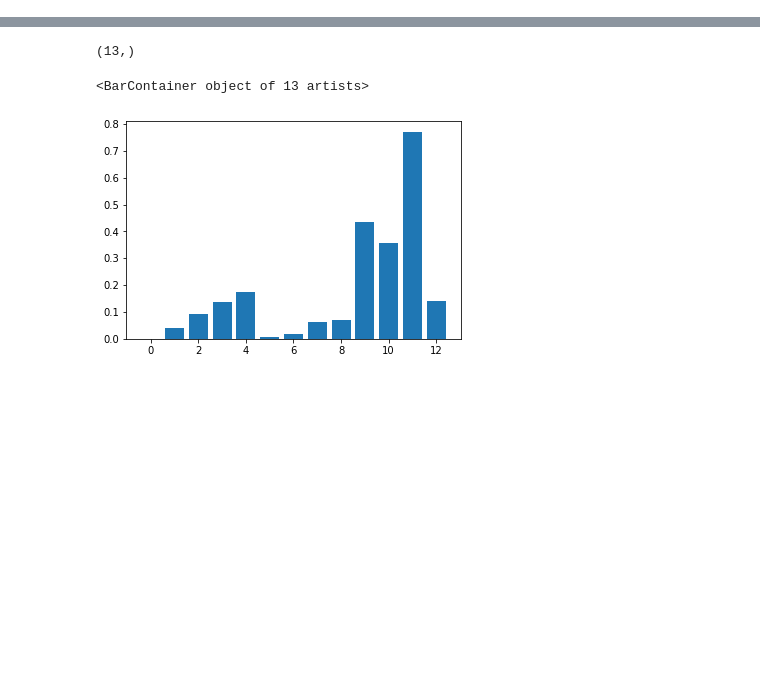
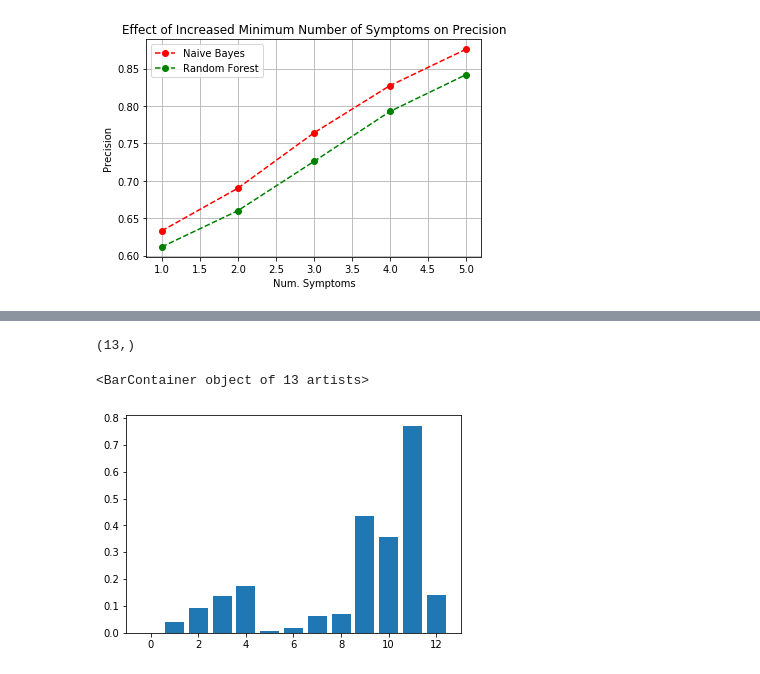
Before and after one commit to teliov/thesis-notebooks, a Jupyter notebook: 07_27_report_plots/compare_baseline.ipynb, the cells around one changed output, grey strips where cells are left out. Saved outputs shown, nothing was run; the diff lists cells and outputs as text; code cells hidden in the pictures; blank space fills up the shorter version.

```diff
--- a/07_27_report_plots/compare_baseline.ipynb
+++ b/07_27_report_plots/compare_baseline.ipynb
@@ -87,0 +160,14 @@ rf_df = pd.DataFrame(rf_vs_all)
+# %%
+# plot precision for random forest and nb
+fig, ax = plt.subplots()
+ax.grid()
+ax.plot(range(1, 6), nb_df_inc['baseline_prec'], 'o--', color="r", label="Naive Bayes")
+ax.plot(range(1, 6), rf_df_inc['baseline_prec'], 'o--', color="g", label="Random Forest")
+ax.set_xlabel("Num. Symptoms")
+ax.set_ylabel("Precision")
+ax.set_title("Effect of Increased Minimum Number of Symptoms on Precision")
+ax.legend(loc='best')
+fig.savefig(os.path.join(fig_dir, "inc_symptoms_prec.pdf"))
+fig.savefig(os.path.join(fig_dir, "inc_symptoms_prec.png"))
+# %% [output]
+[figure, added]
```
Also changed, not shown: parts of 18 cells of this notebook, 5 other files.
